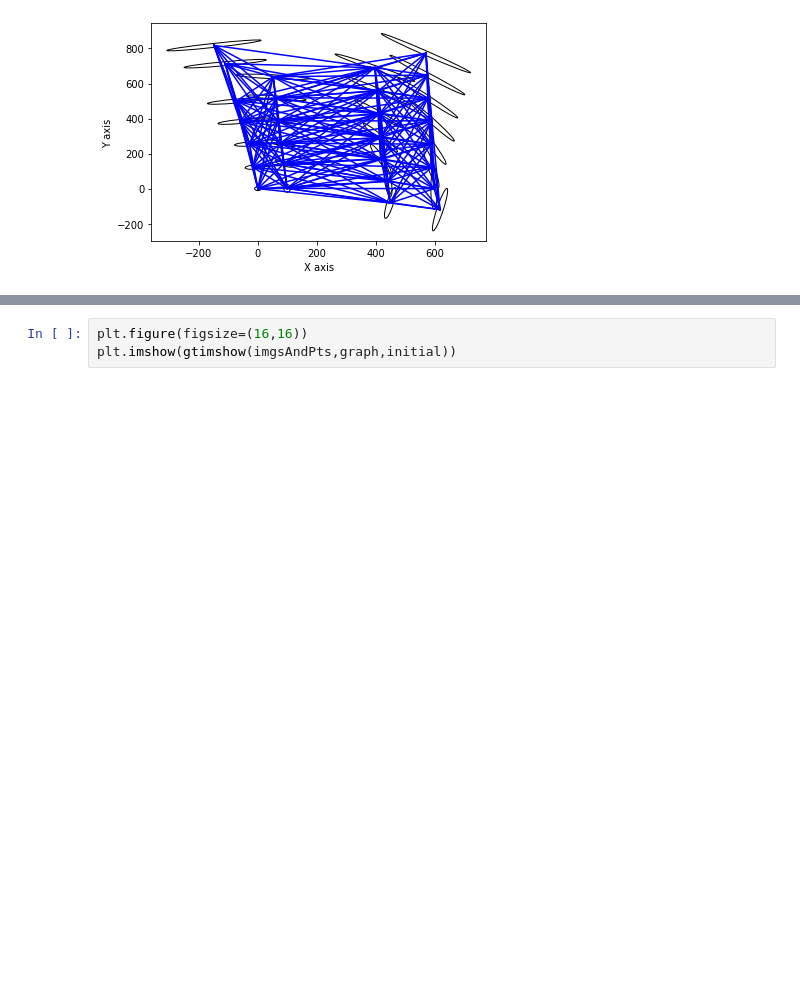
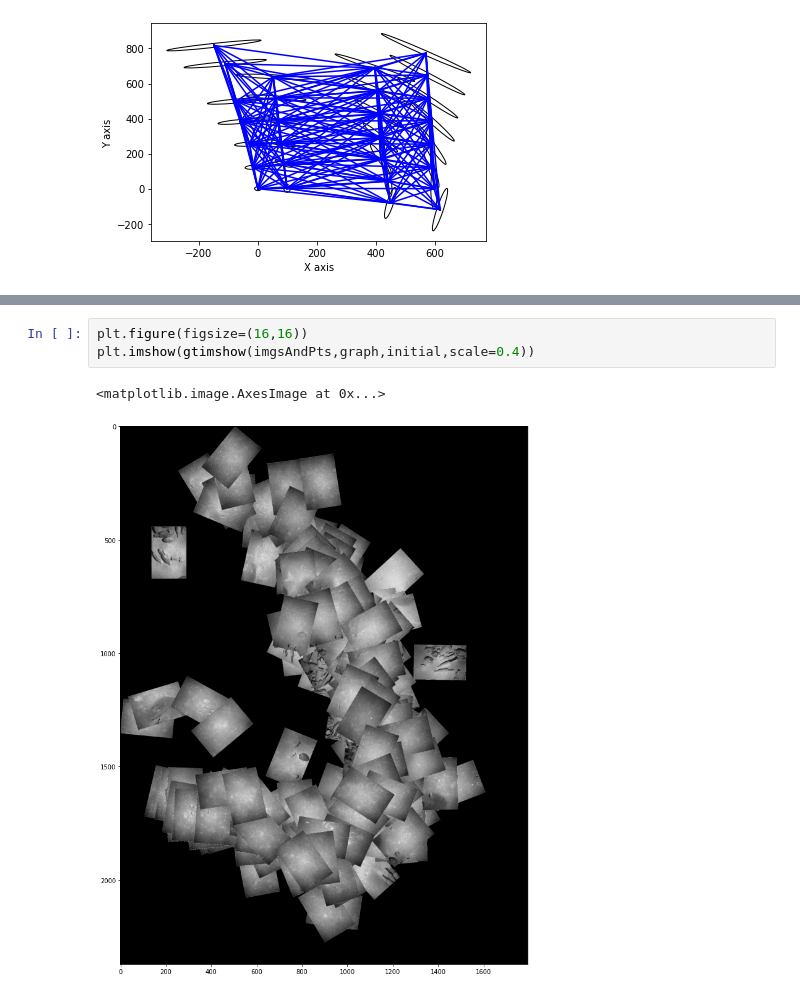
Before and after one commit to JGittles/EECE7150, a Jupyter notebook: HW3/hw3.ipynb, the cells around one changed output, grey strips where cells are left out. Saved outputs shown, nothing was run; the diff lists cells and outputs as text; blank space fills up the shorter version.

```diff
--- a/HW3/hw3.ipynb
+++ b/HW3/hw3.ipynb
@@ -517,3 +525,6 @@ plot_graph(initial, graph, marginals)
 # %%
 plt.figure(figsize=(16,16))
-plt.imshow(gtimshow(imgsAndPts,graph,initial))
+plt.imshow(gtimshow(imgsAndPts,graph,initial,scale=0.4))
+# %% [output]
+<matplotlib.image.AxesImage at 0x...>
+[figure, added]
```
Also changed, not shown: parts of 13 cells of this notebook, 14 other files.
